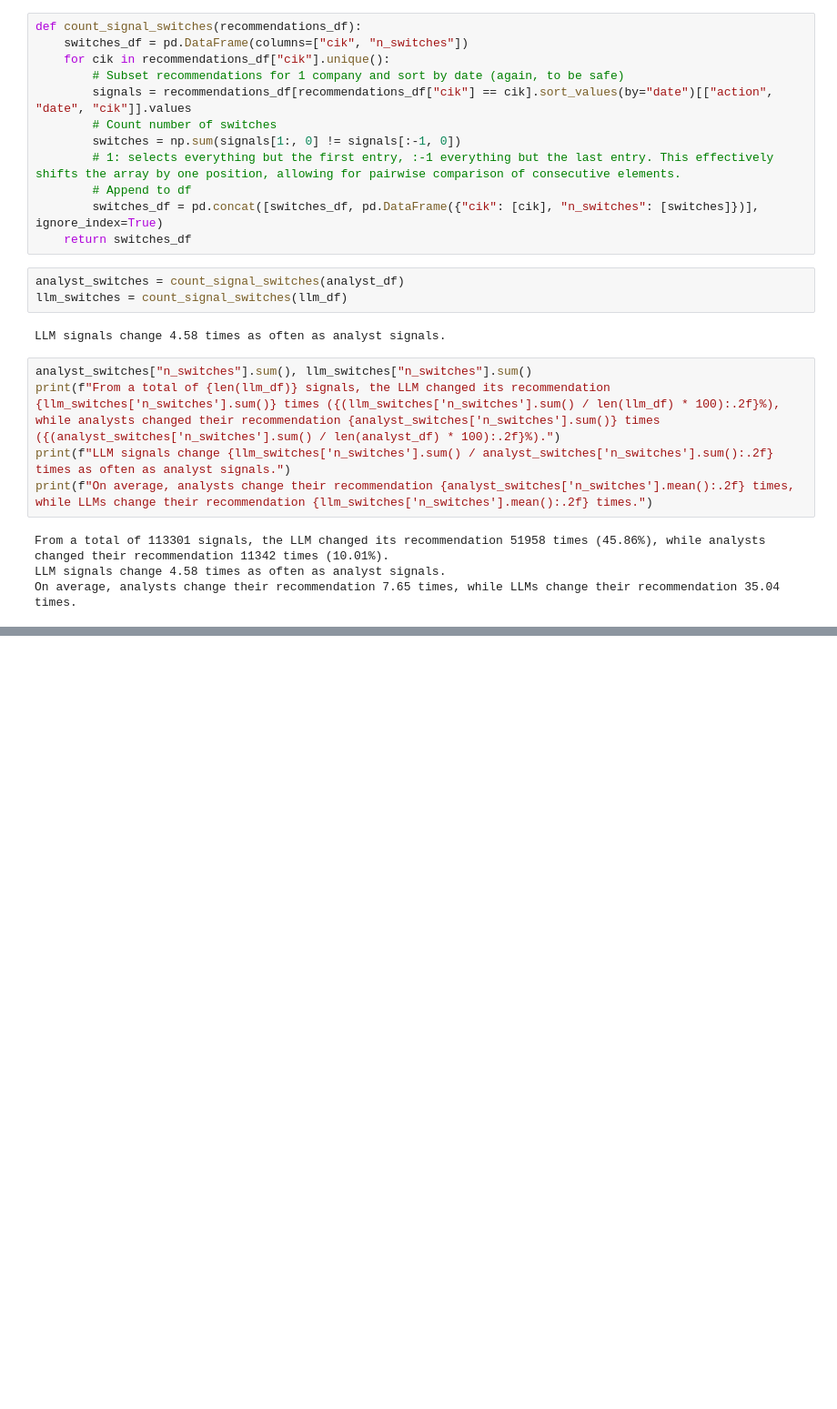
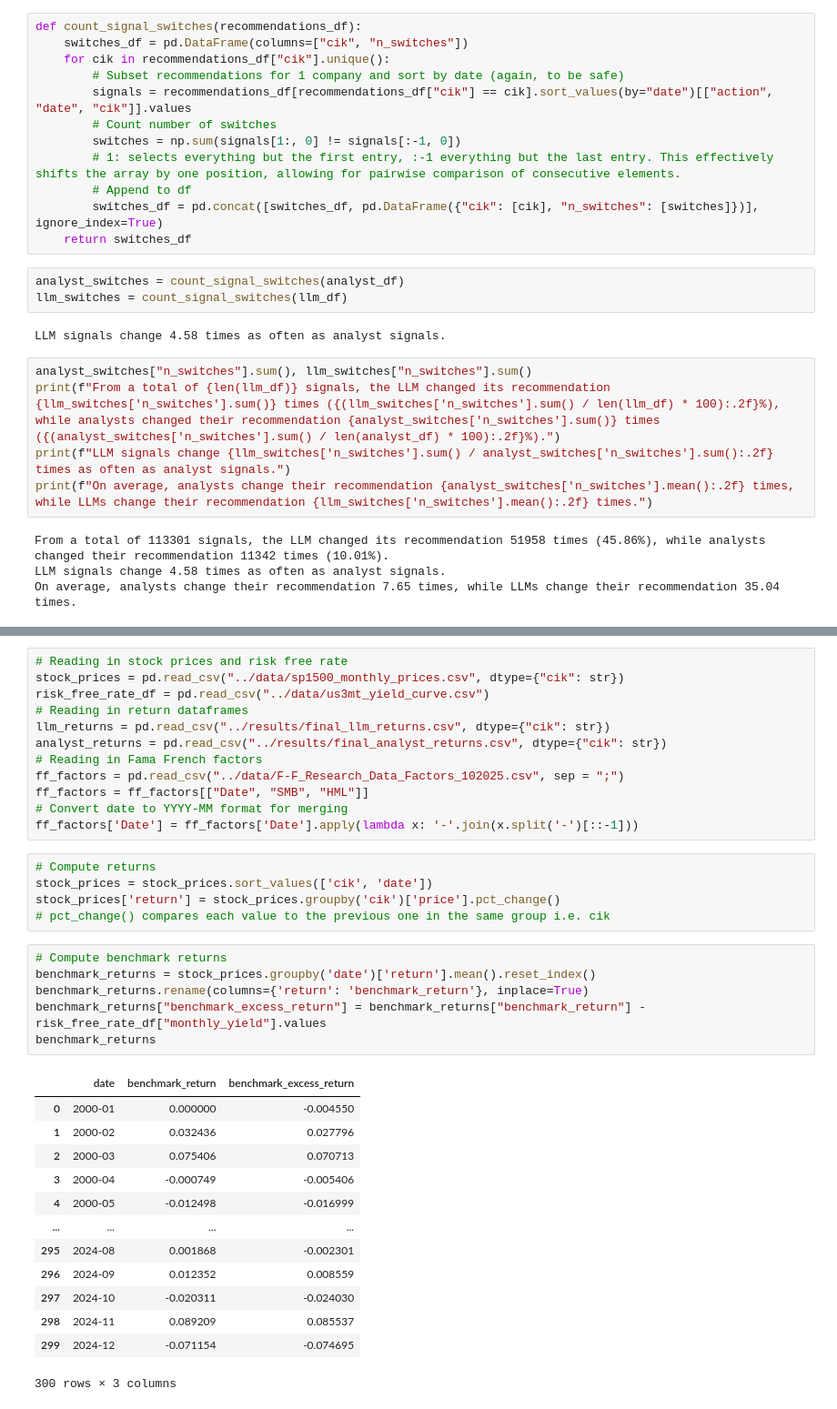
Before and after one commit to benherz/Masterarbeit, a Jupyter notebook: code/results_exploration.ipynb, the cells around one changed output, grey strips where cells are left out. Shown at 91% size. Cells and saved outputs as stored; diff of their text form; blank space fills up the shorter version.

```diff
--- a/code/results_exploration.ipynb
+++ b/code/results_exploration.ipynb
@@ -100,0 +195,37 @@ On average, analysts change their recommendation 7.65 times, while LLMs change t
+# %%
+# Reading in stock prices and risk free rate
+stock_prices = pd.read_csv("../data/sp1500_monthly_prices.csv", dtype={"cik": str})
+risk_free_rate_df = pd.read_csv("../data/us3mt_yield_curve.csv")
+# Reading in return dataframes
+llm_returns = pd.read_csv("../results/final_llm_returns.csv", dtype={"cik": str})
+analyst_returns = pd.read_csv("../results/final_analyst_returns.csv", dtype={"cik": str})
+# Reading in Fama French factors
+ff_factors = pd.read_csv("../data/F-F_Research_Data_Factors_102025.csv", sep = ";")
+ff_factors = ff_factors[["Date", "SMB", "HML"]]
+# Convert date to YYYY-MM format for merging
+ff_factors['Date'] = ff_factors['Date'].apply(lambda x: '-'.join(x.split('-')[::-1]))
+# %%
+# Compute returns
+stock_prices = stock_prices.sort_values(['cik', 'date'])
+stock_prices['return'] = stock_prices.groupby('cik')['price'].pct_change()
+# pct_change() compares each value to the previous one in the same group i.e. cik
+# %%
+# Compute benchmark returns
+benchmark_returns = stock_prices.groupby('date')['return'].mean().reset_index()
+benchmark_returns.rename(columns={'return': 'benchmark_return'}, inplace=True)
+benchmark_returns["benchmark_excess_return"] = benchmark_returns["benchmark_return"] - risk_free_rate_df["monthly_yield"].values
+benchmark_returns
+# %% [output]
+|  | date | benchmark_return | benchmark_excess_return |
+| 0 | 2000-01 | 0.000000 | -0.004550 |
+| 1 | 2000-02 | 0.032436 | 0.027796 |
+| 2 | 2000-03 | 0.075406 | 0.070713 |
+| 3 | 2000-04 | -0.000749 | -0.005406 |
+| 4 | 2000-05 | -0.012498 | -0.016999 |
+| ... | ... | ... | ... |
+| 295 | 2024-08 | 0.001868 | -0.002301 |
+| 296 | 2024-09 | 0.012352 | 0.008559 |
+| 297 | 2024-10 | -0.020311 | -0.024030 |
+| 298 | 2024-11 | 0.089209 | 0.085537 |
+| 299 | 2024-12 | -0.071154 | -0.074695 |
+300 rows × 3 columns
```
Also changed, not shown: parts of 17 cells of this notebook, 2 other files.
